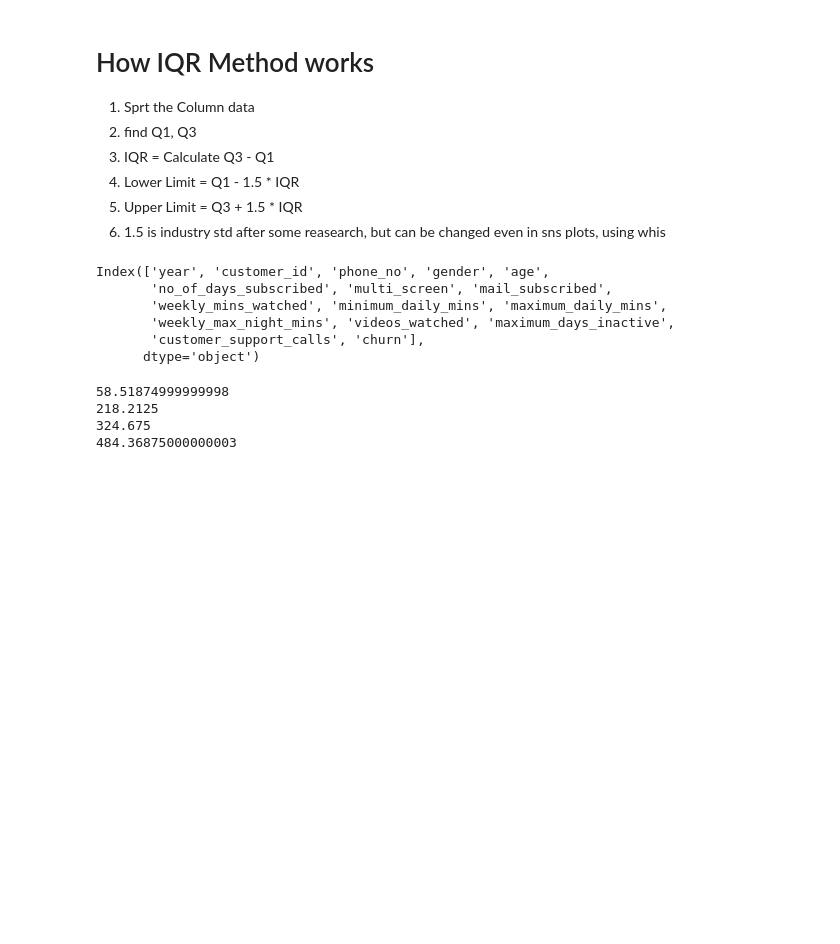
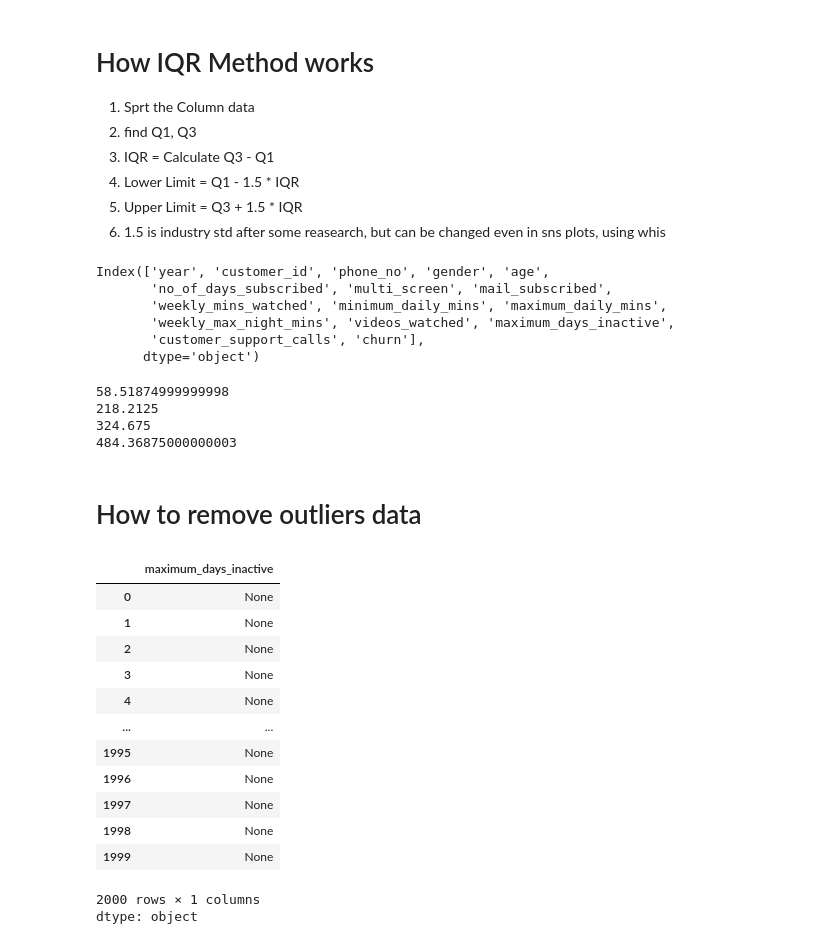
Before and after one commit to abhicse002/Py_DS_libs, a Jupyter notebook: case_study.ipynb, the cells around one changed output. Drawn from its saved outputs; the diff is of its cells as text; code cells hidden in the pictures; blank space fills up the shorter version.

```diff
--- a/case_study.ipynb
+++ b/case_study.ipynb
@@ -321,3 +323,23 @@ print(upper_limit)
 218.2125
 324.675
 484.36875000000003
+# %% [markdown]
+# How to remove outliers data
+# %%
+# Clip() from Pandas
+df['maximum_days_inactive'] = df['maximum_days_inactive'].clip(lower=lower_limit, upper=upper_limit)
+# %% [output]
+|  | maximum_days_inactive |
+| 0 | None |
+| 1 | None |
+| 2 | None |
+| 3 | None |
+| 4 | None |
+| ... | ... |
+| 1995 | None |
+| 1996 | None |
+| 1997 | None |
+| 1998 | None |
+| 1999 | None |
+2000 rows × 1 columns
+dtype: object
```
Also changed, not shown: parts of 4 cells of this notebook.
